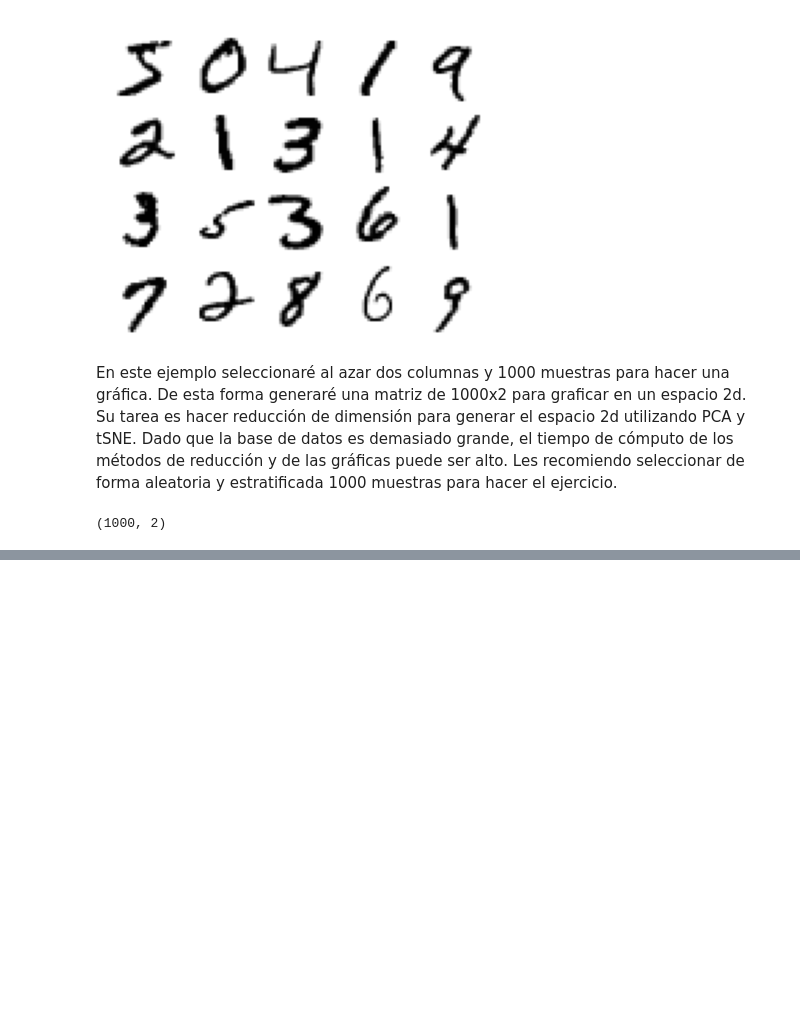
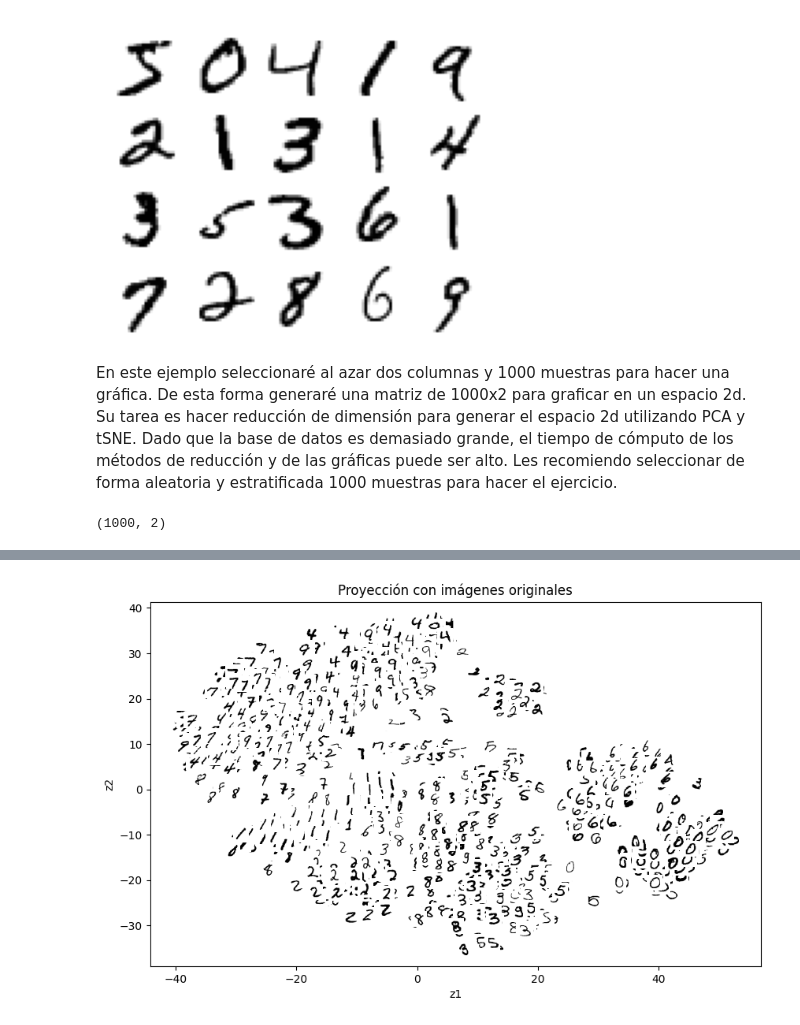
Before and after one commit to maestria-ds-eafit/MachineLearning, a Jupyter notebook: Talleres/2a_Reduccion_de_dimension.ipynb, the cells around one changed output, grey strips where cells are left out. Saved outputs shown, nothing was run; the diff lists cells and outputs as text; code cells hidden in the pictures; blank space fills up the shorter version.

```diff
--- a/Talleres/2a_Reduccion_de_dimension.ipynb
+++ b/Talleres/2a_Reduccion_de_dimension.ipynb
@@ -111,7 +116,9 @@ plt.show()
 # %%
 # Visualización tSNE
-plot_mnist_2d(Ztsne, Xtrain, img_w=28, img_h=28, zoom=0.5, cmap="binary")
+plot_mnist_2d(Ztsne, X_train, img_w=28, img_h=28, zoom=0.5, cmap="binary")
 plt.xlabel("z1")
 plt.ylabel("z2")
 plt.title("Proyección con imágenes originales")
 plt.show()
+# %% [output]
+[figure, added]
```
Also changed, not shown: parts of 7 cells of this notebook, 3 other files.
